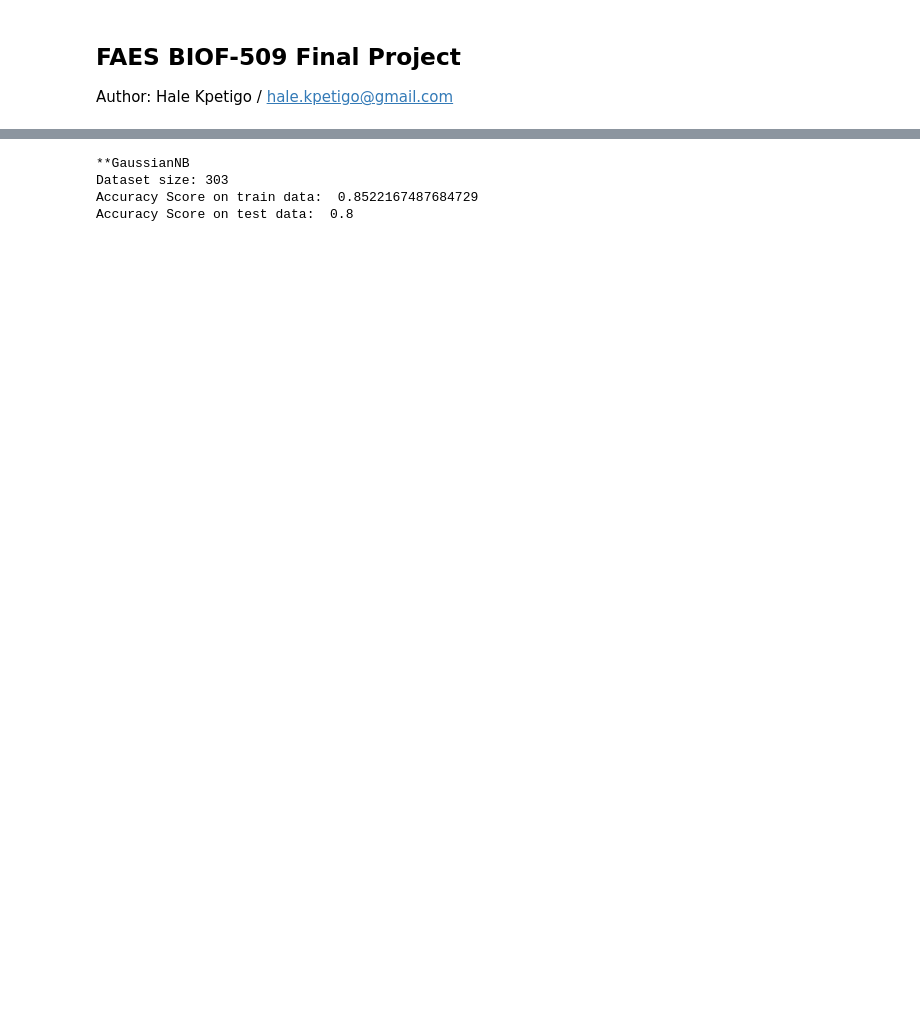
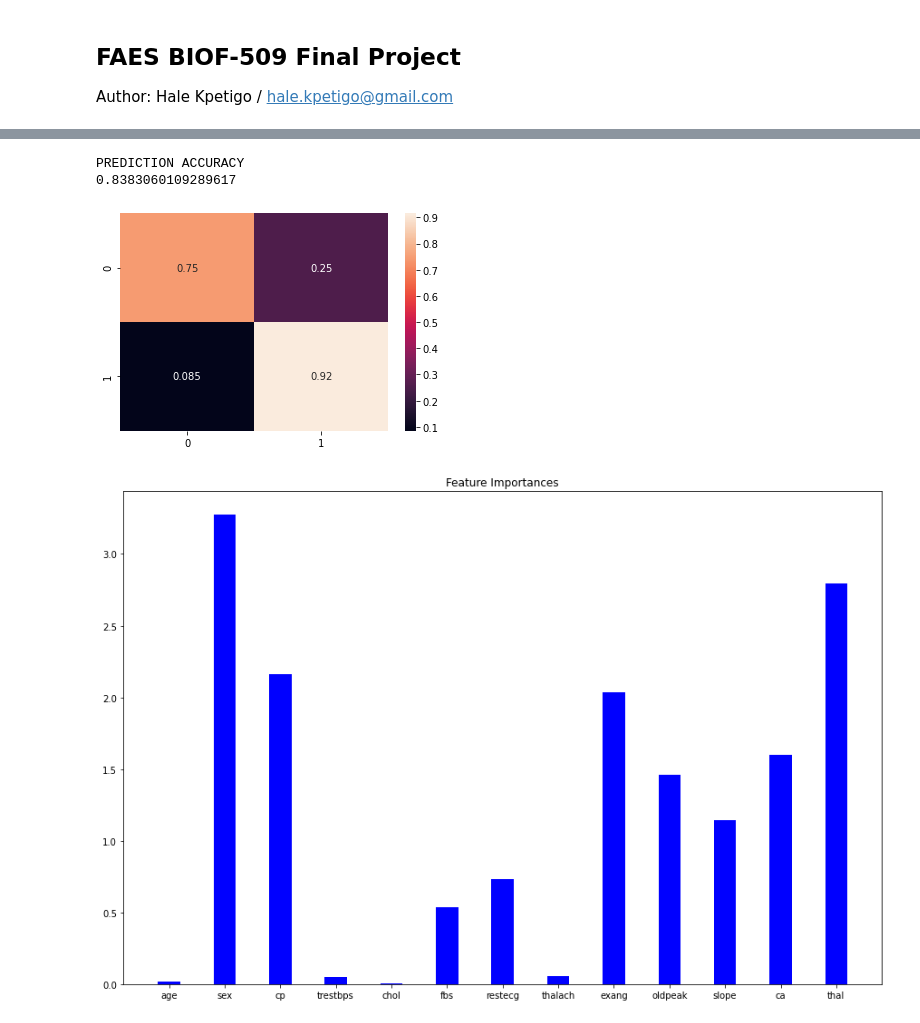
Before and after one commit to halekpetigo/BIOF509, a Jupyter notebook: FAES-BIOF-509-Hale_Kpetigo-FinalProject.ipynb, the cells around one changed output, grey strips where cells are left out. Cells and saved outputs as stored; diff of their text form; code cells hidden in the pictures; blank space fills up the shorter version.

```diff
--- a/FAES-BIOF-509-Hale_Kpetigo-FinalProject.ipynb
+++ b/FAES-BIOF-509-Hale_Kpetigo-FinalProject.ipynb
@@ -414,14 +447,15 @@ class BIOF509Supervised:
         print('Accuracy Score on test data: ', accuracy_score(y_true=y_test, y_pred=y_pred))
 # %%
 FinalSupProject = BIOF509Supervised("heart 2.csv")
+#FinalSupProject = BIOF509Supervised("heart.csv")
 
-#FinalSupProject.BIOF509SVM()
+FinalSupProject.BIOF509SVM()
 
 #FinalSupProject.BIOFDecisionTree()
 
-FinalSupProject.BIOFBayesian()
+#FinalSupProject.BIOFBayesian()
 # %% [output]
-**GaussianNB
-Dataset size: 303
-Accuracy Score on train data:  0.8522167487684729
-Accuracy Score on test data:  0.8
+PREDICTION ACCURACY
+0.8383060109289617
+[figure, added]
+[figure, added]
```
Also changed, not shown: parts of 4 cells of this notebook, 2 other files.
